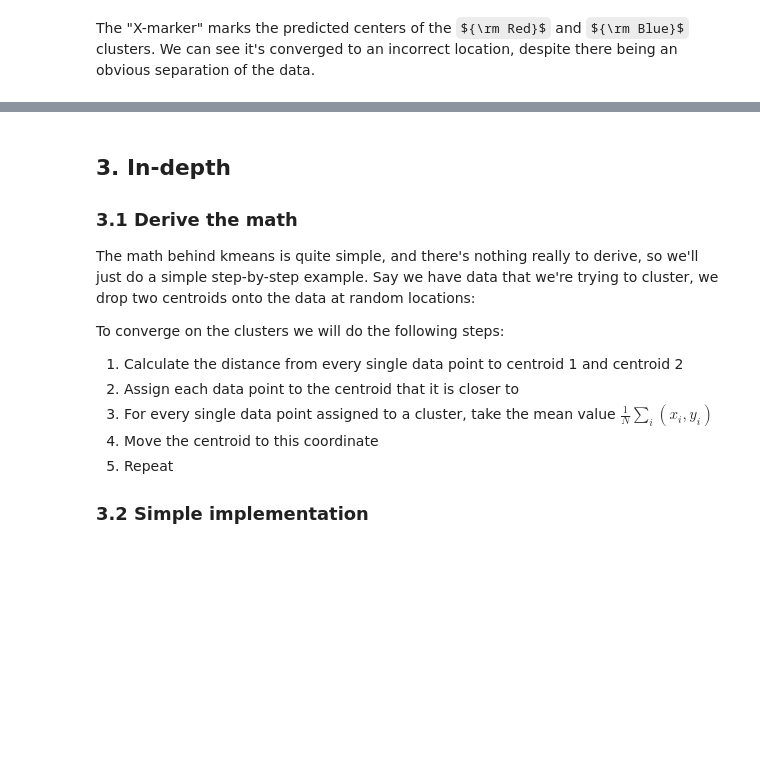
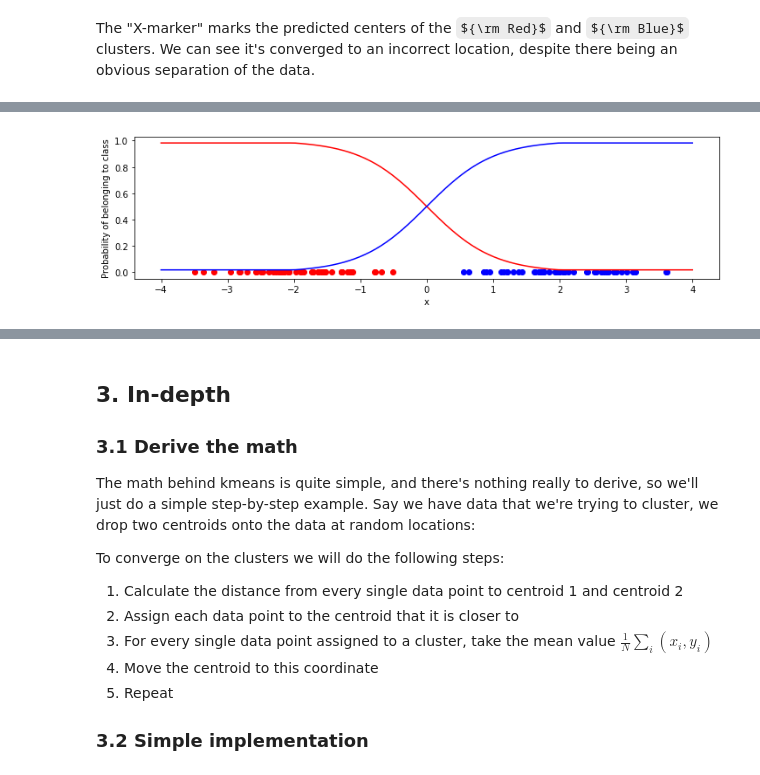
Before and after one commit to bdhammel/ml-cliff-notes, a Jupyter notebook: kmeans.ipynb, the cells around one changed output, grey strips where cells are left out. Drawn from its saved outputs; the diff is of its cells as text; code cells hidden in the pictures; some formulas as TeX source; blank space fills up the shorter version.

```diff
--- a/kmeans.ipynb
+++ b/kmeans.ipynb
@@ -164,0 +207,14 @@ wherein $I$ is iterations; $N$ is number of data points; $D$ is dimensions; and
+# %%
+i = np.linspace(-4,4,100)
+r = np.exp(-np.abs(-2-i)) / (np.exp(-np.abs(-2-i)) + np.exp(-np.abs(2-i)))
+b = np.exp(-np.abs(2-i)) / (np.exp(-np.abs(-2-i)) + np.exp(-np.abs(2-i)))
+plt.figure(figsize=(12,3))
+plt.plot(x[c==0], y[c==0], 'ro')
+plt.plot(x[c==1], y[c==1], 'bo')
+plt.plot(i, r , 'r')
+plt.plot(i, b , 'b')
+plt.ylabel("Probability of belonging to class")
+plt.xlabel("x")
+plt.show()
+# %% [output]
+[figure, added]
```
Also changed, not shown: parts of 9 cells of this notebook.
